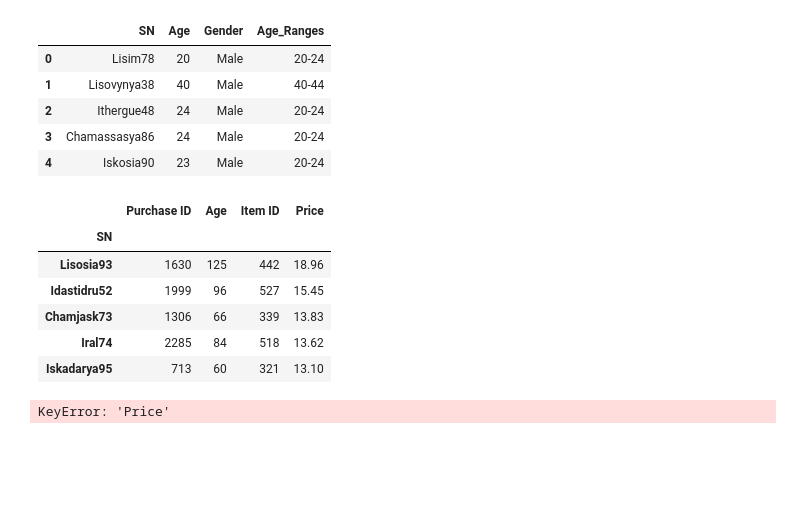
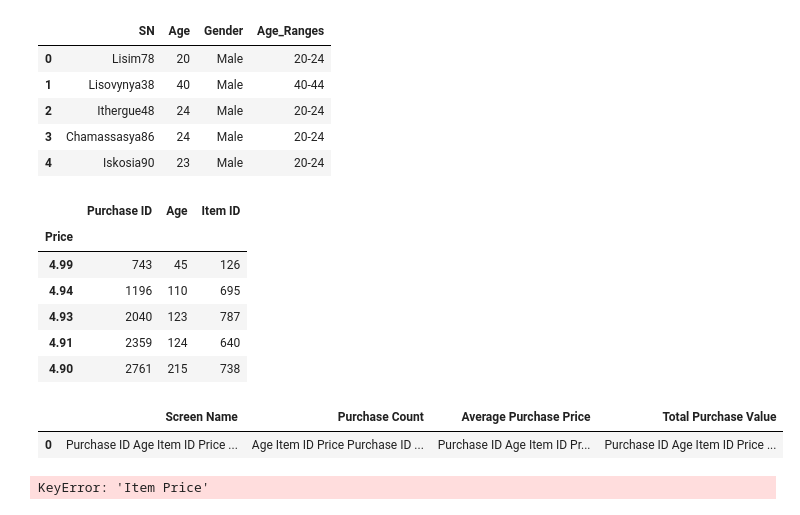
Before and after one commit to jocelyn4112/pandas-challenge, a Jupyter notebook: MainHouse.ipynb, the cells around one changed output. Saved outputs shown, nothing was run; the diff lists cells and outputs as text; code cells hidden in the pictures; blank space fills up the shorter version.

```diff
--- a/MainHouse.ipynb
+++ b/MainHouse.ipynb
@@ -171,17 +159,19 @@ players_unique_df.head()
 | 3 | Chamassasya86 | 24 | Male | 20-24 |
 | 4 | Iskosia90 | 23 | Male | 20-24 |
 # %%
-purchase_df.groupby(["SN"]).sum().sort_values("Price", ascending=False).head()
+#Test Area
+purchase_df.groupby(["Price"]).sum().sort_values("Price", ascending=False).head()
 # %% [output]
-|  | Purchase ID | Age | Item ID | Price |
-| SN |  |  |  |  |
-| Lisosia93 | 1630 | 125 | 442 | 18.96 |
-| Idastidru52 | 1999 | 96 | 527 | 15.45 |
-| Chamjask73 | 1306 | 66 | 339 | 13.83 |
-| Iral74 | 2285 | 84 | 518 | 13.62 |
-| Iskadarya95 | 713 | 60 | 321 | 13.10 |
+|  | Purchase ID | Age | Item ID |
+| Price |  |  |  |
+| 4.99 | 743 | 45 | 126 |
+| 4.94 | 1196 | 110 | 695 |
+| 4.93 | 2040 | 123 | 787 |
+| 4.91 | 2359 | 124 | 640 |
+| 4.90 | 2761 | 215 | 738 |
 # %%
 #Break out 5 top spenders "SN", "Purchase Count" , 'Average Purchase Price', "Total Purchase Value" USE LOC?
+#equations work, wont display
 #Top purchasers by SN
 sn_top = purchase_df.groupby(["SN"]).sum().sort_values("Price", ascending=False).head()
 #average pur price top 5 spenders
@@ -198,6 +188,7 @@ top_spenders_df = pd.DataFrame ({"Screen Name":[sn_top],
 
                                 })
 #purchase_df.groupby(["SN"]).head(5)
-top_spender.df
+top_spenders_df
 # %% [output]
-KeyError: 'Price'
+|  | Screen Name | Purchase Count | Average Purchase Price | Total Purchase Value |
+| 0 | Purchase ID Age Item ID Price ... | Age Item ID Price Purchase ID ... | Purchase ID Age Item ID Pr... | Purchase ID Age Item ID Price ... |
@@ -206,3 +195,7 @@ total_pur = purchase_df.groupby(["Price"]).sum().sort_values("Price", ascending=
+# %%
+item_price = purchase_df.groupby(["Item Price"]).count()
+# %% [output]
+KeyError: 'Item Price'
 # %%
 #Most Popular Items Need to break out by purchase count to sum Item ID, "Item Name", "Purchase Count", "Item Price","Total Purchase Value"
 #purchase_df.groupby(["Item ID"]).sum().sort_values
```
Also changed, not shown: parts of 18 cells of this notebook.
